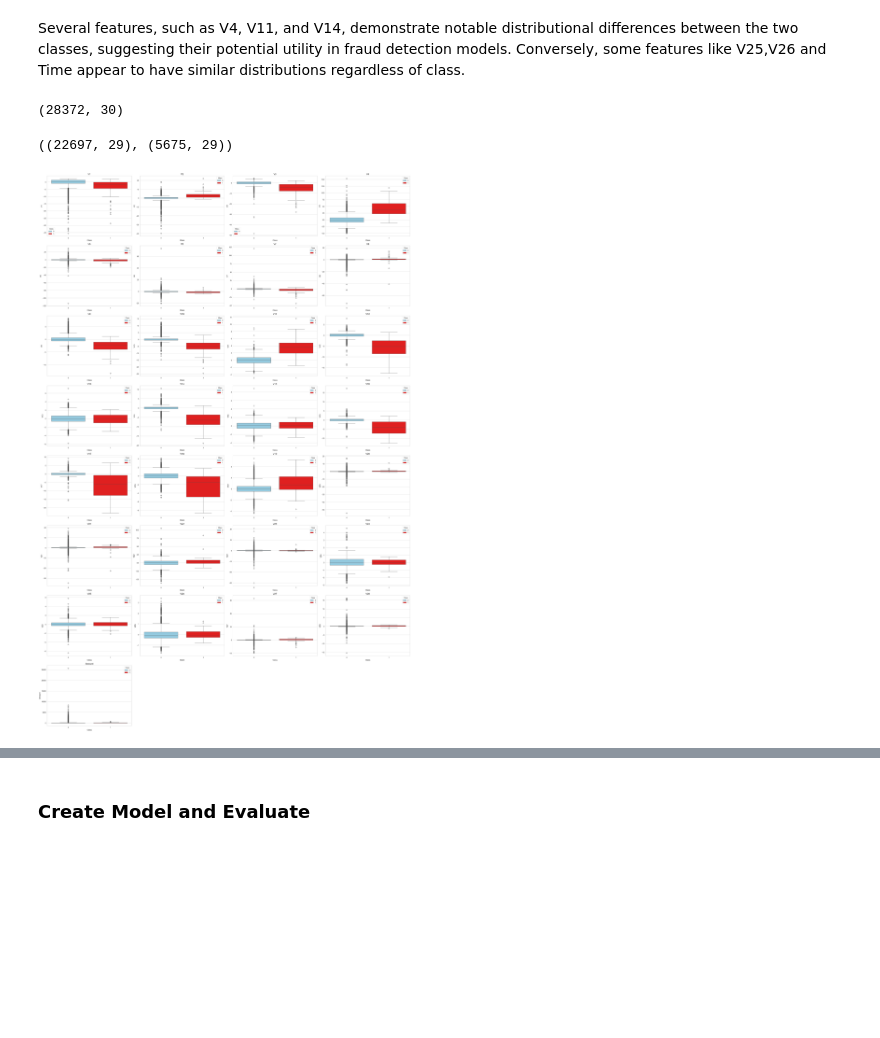
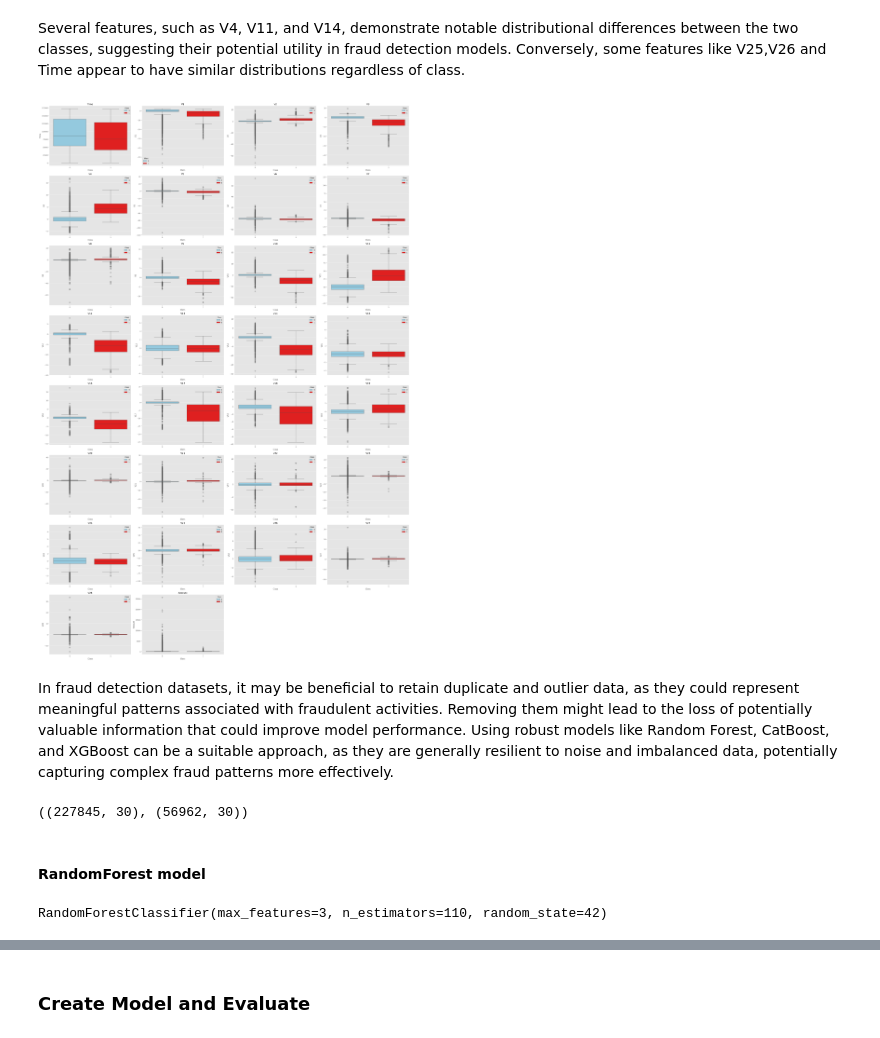
Before and after one commit to zahrarezaei87/Fraud-Detection, a Jupyter notebook: fraud detection.ipynb, the cells around one changed output, grey strips where cells are left out. Drawn from its saved outputs; the diff is of its cells as text; code cells hidden in the pictures; blank space fills up the shorter version.

```diff
--- a/fraud detection.ipynb
+++ b/fraud detection.ipynb
@@ -195,36 +188,32 @@ plt.show()
 # %% [markdown]
  Several features, such as V4, V11, and V14, demonstrate notable distributional differences between the two classes, suggesting their potential utility in fraud detection models. Conversely, some features like V25,V26 and Time appear to have similar distributions regardless of class.
 # %%
-dataset = dataset.drop(['Time'],axis=1)
+X = dataset.drop('Class', axis=1)
+y = dataset['Class']
-# %%
-sampledata, _ = train_test_split(dataset, train_size=0.1, stratify=dataset['Class'], random_state=1)
-sampledata.shape
-# %% [output]
-(28372, 30)
+# %%
+#Outliers
+num_columns = len(X.columns)
+ncols = 4
+nrows = int(np.ceil(num_columns / ncols))
+
+plt.figure(figsize=(ncols * 8, nrows * 6))
+
+for i, column in enumerate(X.columns):
+    plt.subplot(nrows, ncols, i + 1)
+    sns.boxplot(x=y, y=X[column], hue=y,palette={0: "skyblue", 1: "red"})
+    plt.title(column)
+    plt.xlabel('Class')
+    plt.ylabel(column)
+
+plt.tight_layout()
+plt.show()
+# %% [output]
+[figure, added]
+# %% [markdown]
+In fraud detection datasets, it may be beneficial to retain duplicate and outlier data, as they could represent meaningful patterns associated with fraudulent activities. Removing them might lead to the loss of potentially valuable information that could improve model performance. Using robust models like Random Forest, CatBoost, and XGBoost can be a suitable approach, as they are generally resilient to noise and imbalanced data, potentially capturing complex fraud patterns more effectively.
 # %%
 # Split data into training and testing
-X = sampledata.drop('Class', axis=1)
-y = sampledata['Class']
 X_train, X_test, y_train, y_test = train_test_split(X, y, test_size=0.2, random_state=42, stratify=y)
 X_train.shape, X_test.shape
 # %% [output]
-((22697, 29), (5675, 29))
+((227845, 30), (56962, 30))
-# %%
-#Handling Outliers
-num_columns = len(X_train.columns)
-ncols = 4
-nrows = int(np.ceil(num_columns / ncols))
-
-plt.figure(figsize=(ncols * 8, nrows * 6))
-
-for i, column in enumerate(X_train.columns):
-    plt.subplot(nrows, ncols, i + 1)
-    sns.boxplot(x=y_train, y=X_train[column], hue=y_train,palette={0: "skyblue", 1: "red"})
-    plt.title(column)
-    plt.xlabel('Class')
-    plt.ylabel(column)
-
-plt.tight_layout()
-plt.show()
-# %% [output]
-[figure, removed]
@@ -252,0 +220,8 @@ X_train_clean= pd.DataFrame(original_scale_data, columns=scaled_df.columns)
+# %% [markdown]
+#### RandomForest model
+# %%
+from sklearn.ensemble import RandomForestClassifier
+classifier = RandomForestClassifier(n_estimators=110, max_features=3,random_state=42)
+classifier.fit(X_train,y_train)
+# %% [output]
+RandomForestClassifier(max_features=3, n_estimators=110, random_state=42)
```
Also changed, not shown: parts of 24 cells of this notebook.
